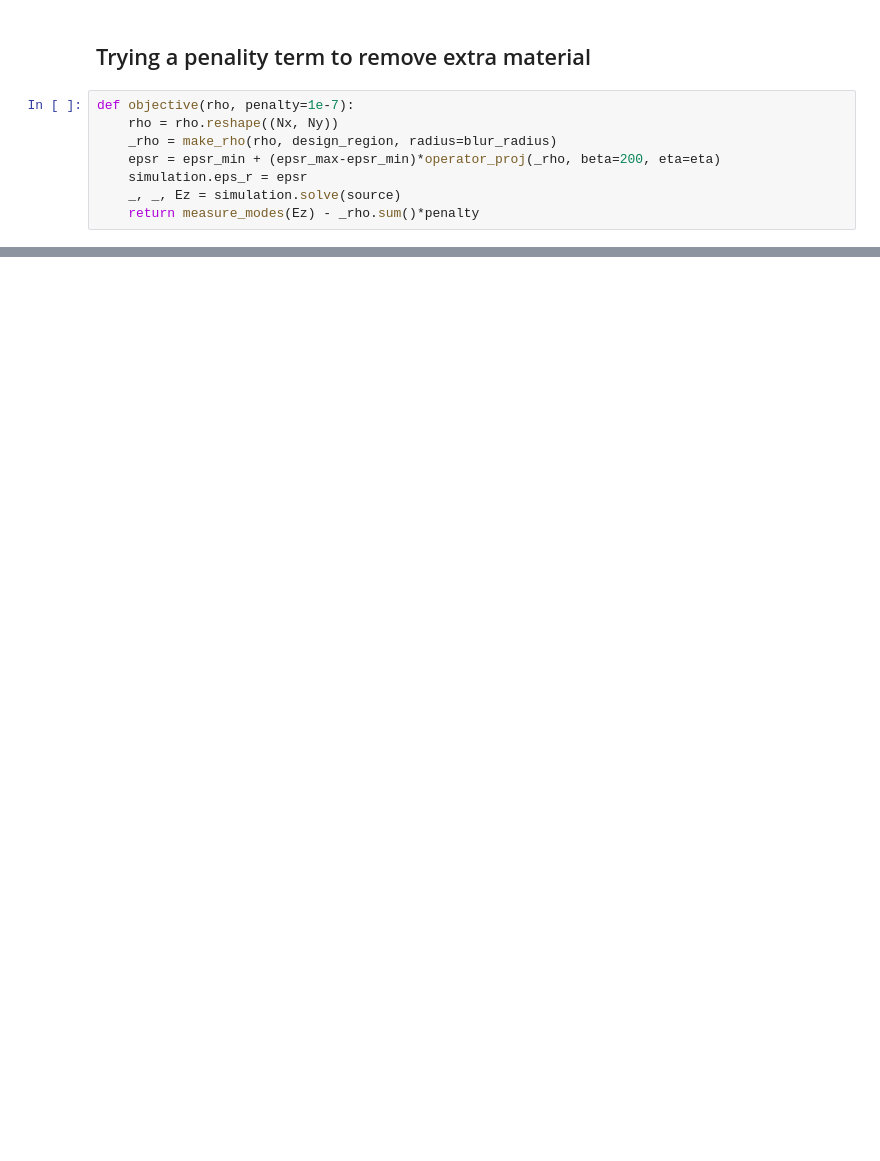
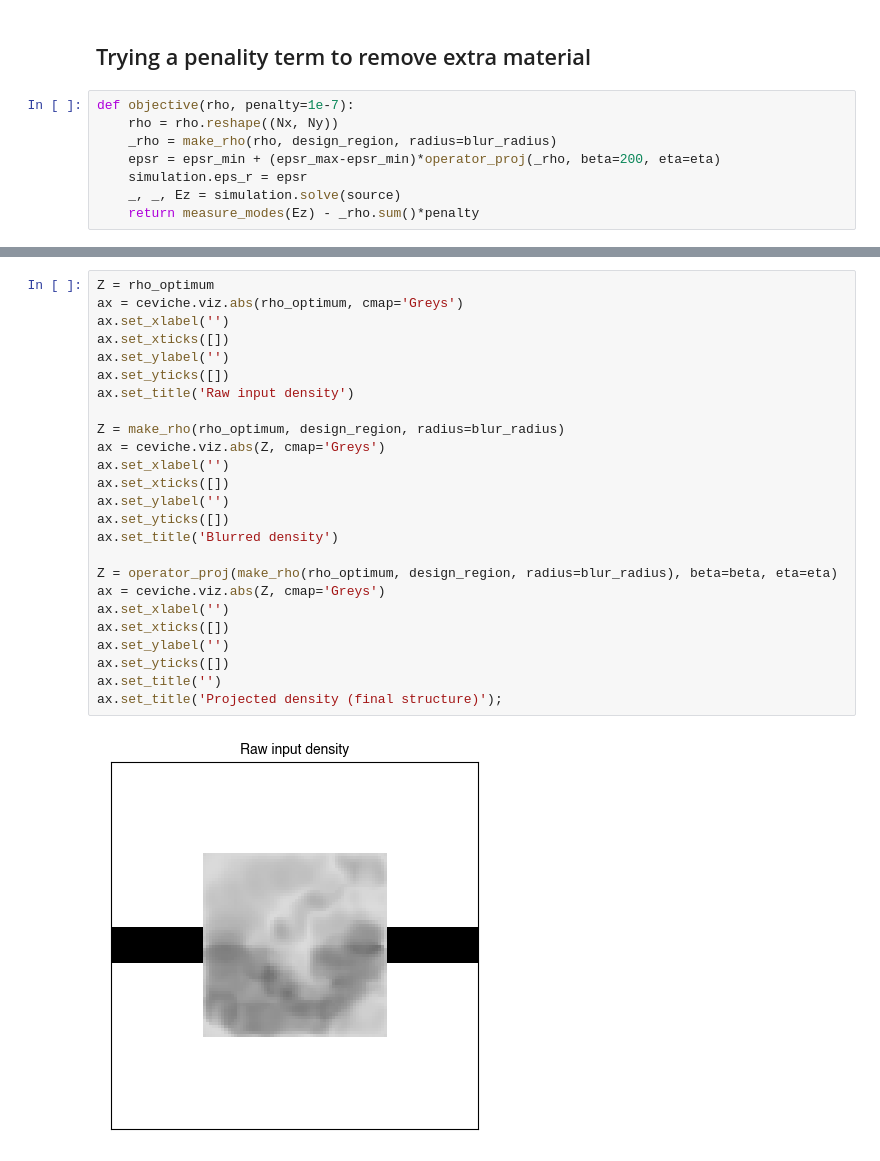
Before and after one commit to fancompute/workshop-invdesign, a Jupyter notebook: 03_Invdes_parameterization.ipynb, the cells around one changed output, grey strips where cells are left out. Drawn from its saved outputs; the diff is of its cells as text; blank space fills up the shorter version.

```diff
--- a/03_Invdes_parameterization.ipynb
+++ b/03_Invdes_parameterization.ipynb
@@ -301,0 +308,27 @@ Epoch:  30/ 30 | Duration: 0.14 secs | Value: -2.076001e-04
+# %%
+Z = rho_optimum
+ax = ceviche.viz.abs(rho_optimum, cmap='Greys')
+ax.set_xlabel('')
+ax.set_xticks([])
+ax.set_ylabel('')
+ax.set_yticks([])
+ax.set_title('Raw input density')
+
+Z = make_rho(rho_optimum, design_region, radius=blur_radius)
+ax = ceviche.viz.abs(Z, cmap='Greys')
+ax.set_xlabel('')
+ax.set_xticks([])
+ax.set_ylabel('')
+ax.set_yticks([])
+ax.set_title('Blurred density')
+
+Z = operator_proj(make_rho(rho_optimum, design_region, radius=blur_radius), beta=beta, eta=eta)
+ax = ceviche.viz.abs(Z, cmap='Greys')
+ax.set_xlabel('')
+ax.set_xticks([])
+ax.set_ylabel('')
+ax.set_yticks([])
+ax.set_title('')
+ax.set_title('Projected density (final structure)');
+# %% [output]
+[figure, added]
```
Also changed, not shown: parts of 9 cells of this notebook.
